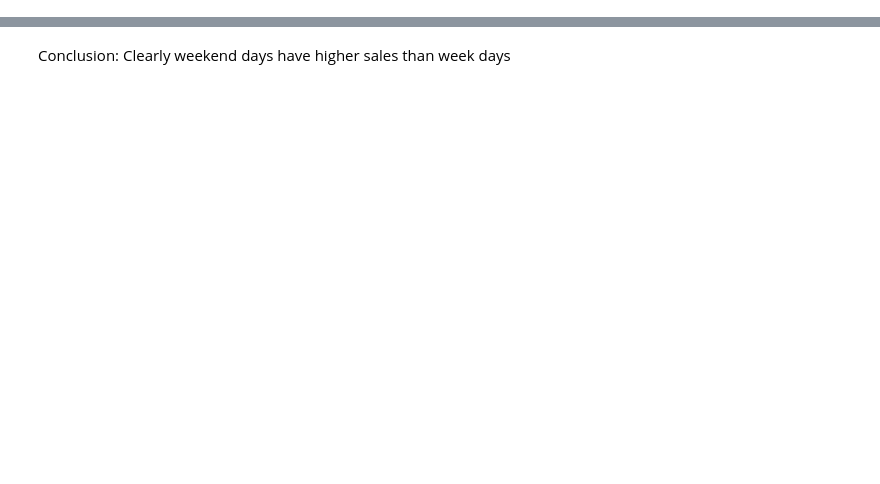
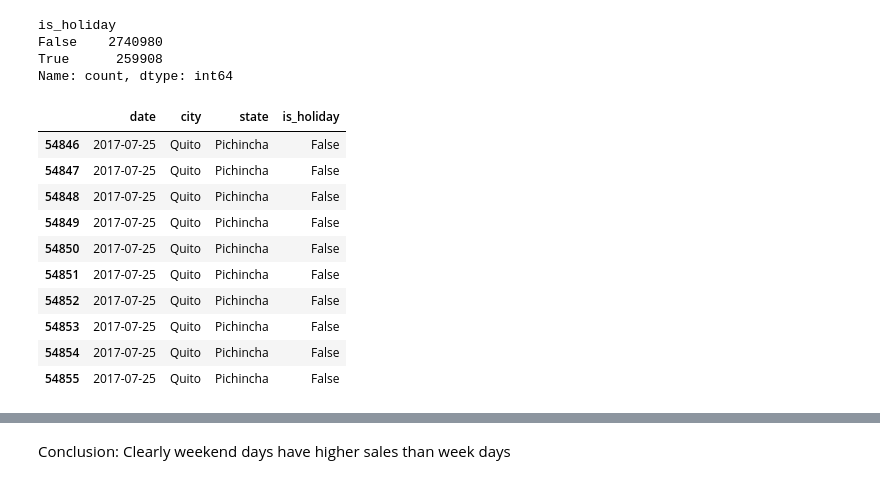
Before and after one commit to tomaszbk/time_series__sales_forecasting_ml, a Jupyter notebook: EDA.ipynb, the cells around one changed output, grey strips where cells are left out. Saved outputs shown, nothing was run; the diff lists cells and outputs as text; code cells hidden in the pictures; blank space fills up the shorter version.

```diff
--- a/EDA.ipynb
+++ b/EDA.ipynb
@@ -145,0 +88,11 @@ df_with_dummies.groupby('day_of_week')['sales'].sum().plot(kind='bar')
+# %%
+holidays_df = pd.read_csv('data/holidays_events.csv')
+
+holidays_filtered = holidays_df[~holidays_df['transferred']].copy()
+holidays_filtered['is_holiday'] = True
+holidays_filtered = holidays_filtered.drop(['type', 'description', 'transferred'], axis=1)
+local_holidays = holidays_filtered[holidays_filtered.locale == 'Local'].copy()
+regional_holidays = holidays_filtered[holidays_filtered.locale == 'Regional'].copy()
+national_holidays = holidays_filtered[holidays_filtered.locale == 'National'].copy()
+
+holidays_filtered.head()
@@ -145,0 +114,21 @@ df_with_dummies.groupby('day_of_week')['sales'].sum().plot(kind='bar')
+# %%
+merged_store_train['is_holiday'].value_counts()
+# %% [output]
+is_holiday
+False    2740980
+True      259908
+Name: count, dtype: int64
+# %%
+merged_store_train[['date','city','state', 'is_holiday']].loc[merged_store_train['date'] == '2017-07-25'].head(10)
+# %% [output]
+|  | date | city | state | is_holiday |
+| 54846 | 2017-07-25 | Quito | Pichincha | False |
+| 54847 | 2017-07-25 | Quito | Pichincha | False |
+| 54848 | 2017-07-25 | Quito | Pichincha | False |
+| 54849 | 2017-07-25 | Quito | Pichincha | False |
+| 54850 | 2017-07-25 | Quito | Pichincha | False |
+| 54851 | 2017-07-25 | Quito | Pichincha | False |
+| 54852 | 2017-07-25 | Quito | Pichincha | False |
+| 54853 | 2017-07-25 | Quito | Pichincha | False |
+| 54854 | 2017-07-25 | Quito | Pichincha | False |
+| 54855 | 2017-07-25 | Quito | Pichincha | False |
```
Also changed, not shown: parts of 57 cells of this notebook.
